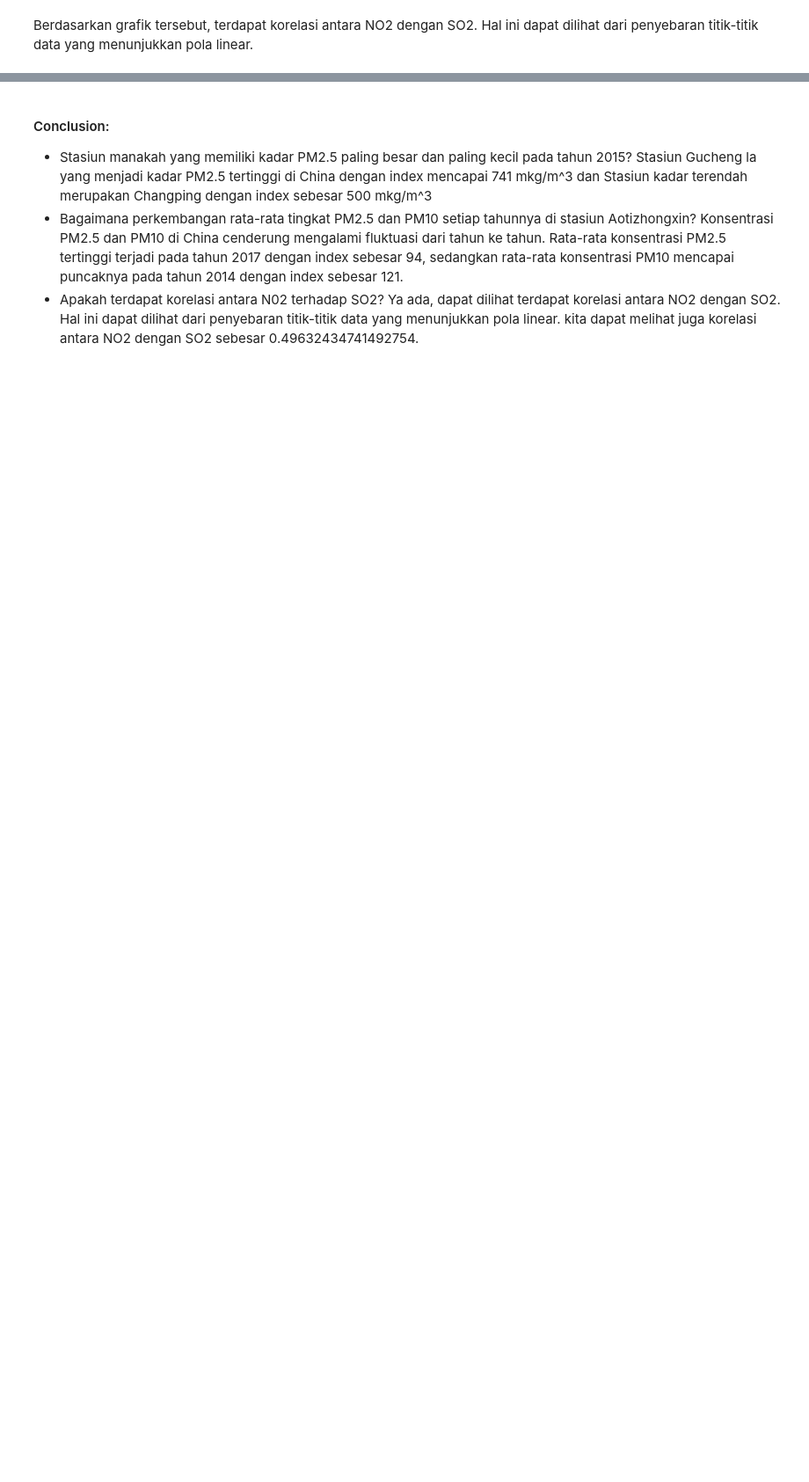
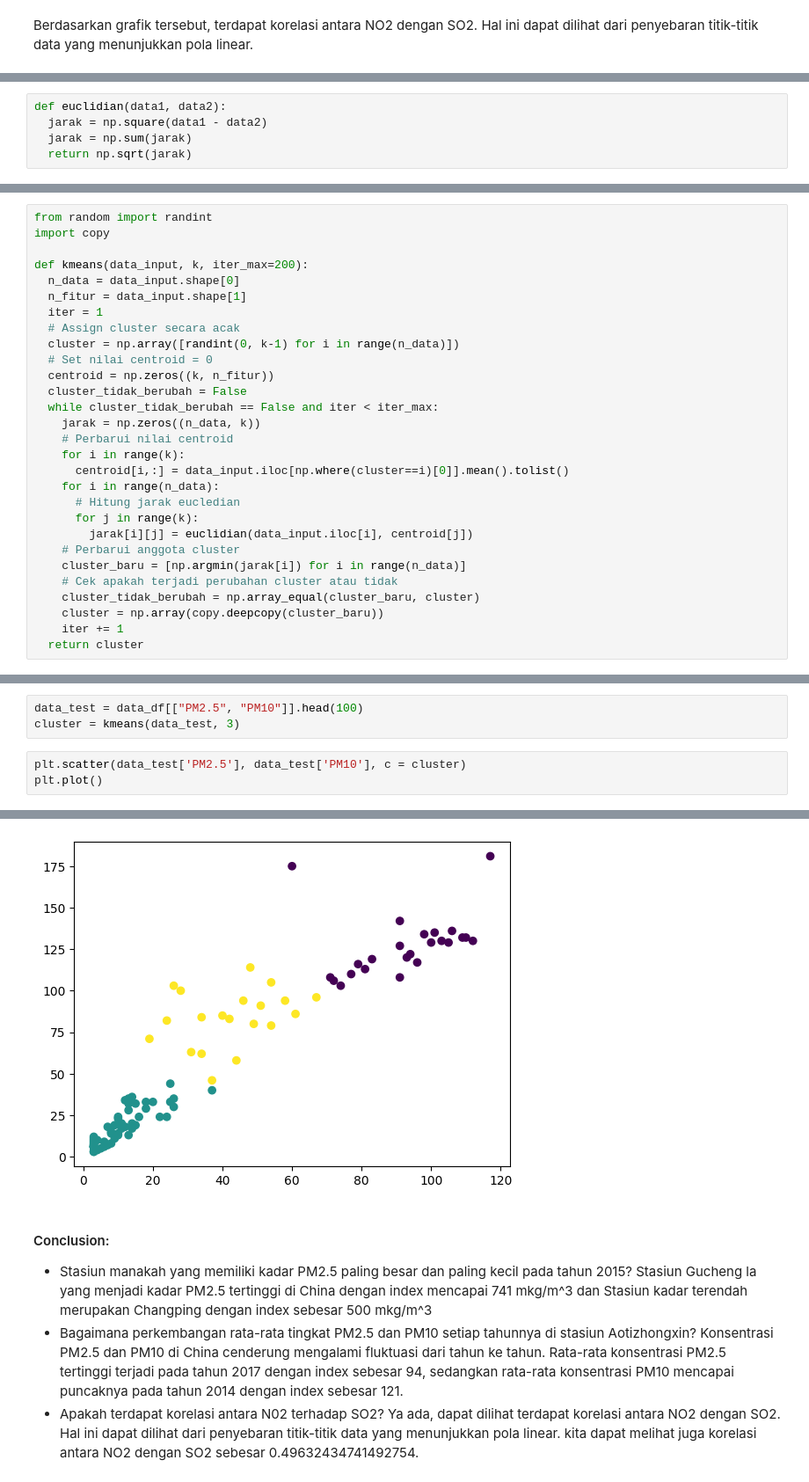
Before and after one commit to JuanCYoung/Air-Quality-Data-Analysis, a Jupyter notebook: notebook.ipynb, the cells around one changed output, grey strips where cells are left out. Shown at 88% size. Cells and saved outputs as stored; diff of their text form; blank space fills up the shorter version.

```diff
--- a/notebook.ipynb
+++ b/notebook.ipynb
@@ -840,0 +857,5 @@ Berdasarkan grafik tersebut, terdapat korelasi antara NO2 dengan SO2. Hal ini da
+# %%
+def euclidian(data1, data2):
+  jarak = np.square(data1 - data2)
+  jarak = np.sum(jarak)
+  return np.sqrt(jarak)
@@ -840,0 +864,29 @@ Berdasarkan grafik tersebut, terdapat korelasi antara NO2 dengan SO2. Hal ini da
+# %%
+from random import randint
+import copy
+
+def kmeans(data_input, k, iter_max=200):
+  n_data = data_input.shape[0]
+  n_fitur = data_input.shape[1]
+  iter = 1
+  # Assign cluster secara acak
+  cluster = np.array([randint(0, k-1) for i in range(n_data)])
+  # Set nilai centroid = 0
+  centroid = np.zeros((k, n_fitur))
+  cluster_tidak_berubah = False
+  while cluster_tidak_berubah == False and iter < iter_max:
+    jarak = np.zeros((n_data, k))
+    # Perbarui nilai centroid
+    for i in range(k):
+      centroid[i,:] = data_input.iloc[np.where(cluster==i)[0]].mean().tolist()
+    for i in range(n_data):
+      # Hitung jarak eucledian
+      for j in range(k):
+        jarak[i][j] = euclidian(data_input.iloc[i], centroid[j])
+    # Perbarui anggota cluster
+    cluster_baru = [np.argmin(jarak[i]) for i in range(n_data)]
+    # Cek apakah terjadi perubahan cluster atau tidak
+    cluster_tidak_berubah = np.array_equal(cluster_baru, cluster)
+    cluster = np.array(copy.deepcopy(cluster_baru))
+    iter += 1
+  return cluster
@@ -840,0 +895,7 @@ Berdasarkan grafik tersebut, terdapat korelasi antara NO2 dengan SO2. Hal ini da
+# %%
+data_test = data_df[["PM2.5", "PM10"]].head(100)
+cluster = kmeans(data_test, 3)
+# %%
+plt.scatter(data_test['PM2.5'], data_test['PM10'], c = cluster)
+plt.plot()
+# %% [output]
@@ -841,3 +903,4 @@ Berdasarkan grafik tersebut, terdapat korelasi antara NO2 dengan SO2. Hal ini da
+[figure, added]
 # %% [markdown]
 #### Conclusion:
 - Stasiun manakah yang memiliki kadar PM2.5 paling besar dan paling kecil pada tahun 2015? Stasiun Gucheng la yang menjadi kadar PM2.5 tertinggi di China dengan index mencapai 741 mkg/m^3 dan Stasiun kadar terendah merupakan Changping dengan index sebesar 500 mkg/m^3
```
Also changed, not shown: parts of 14 cells of this notebook, 1 other file.
